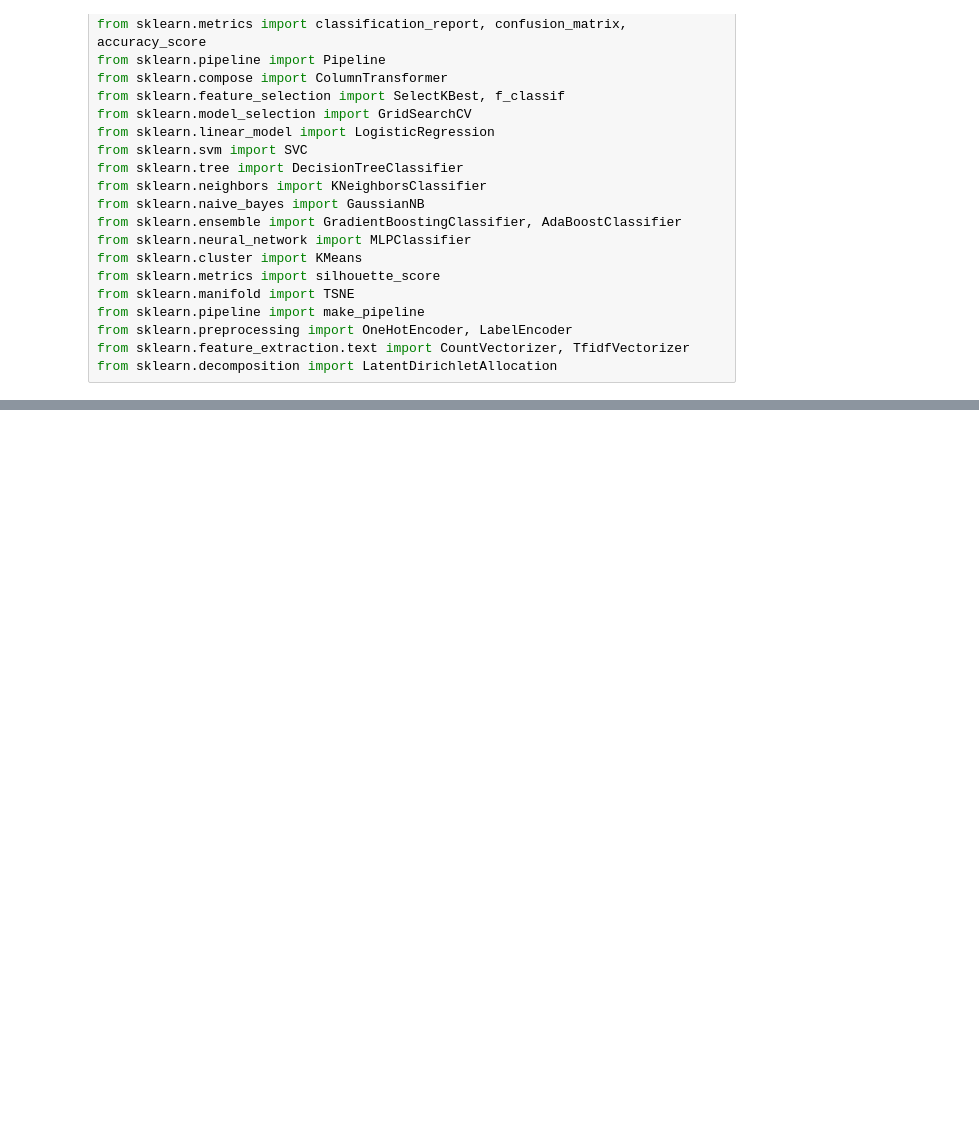
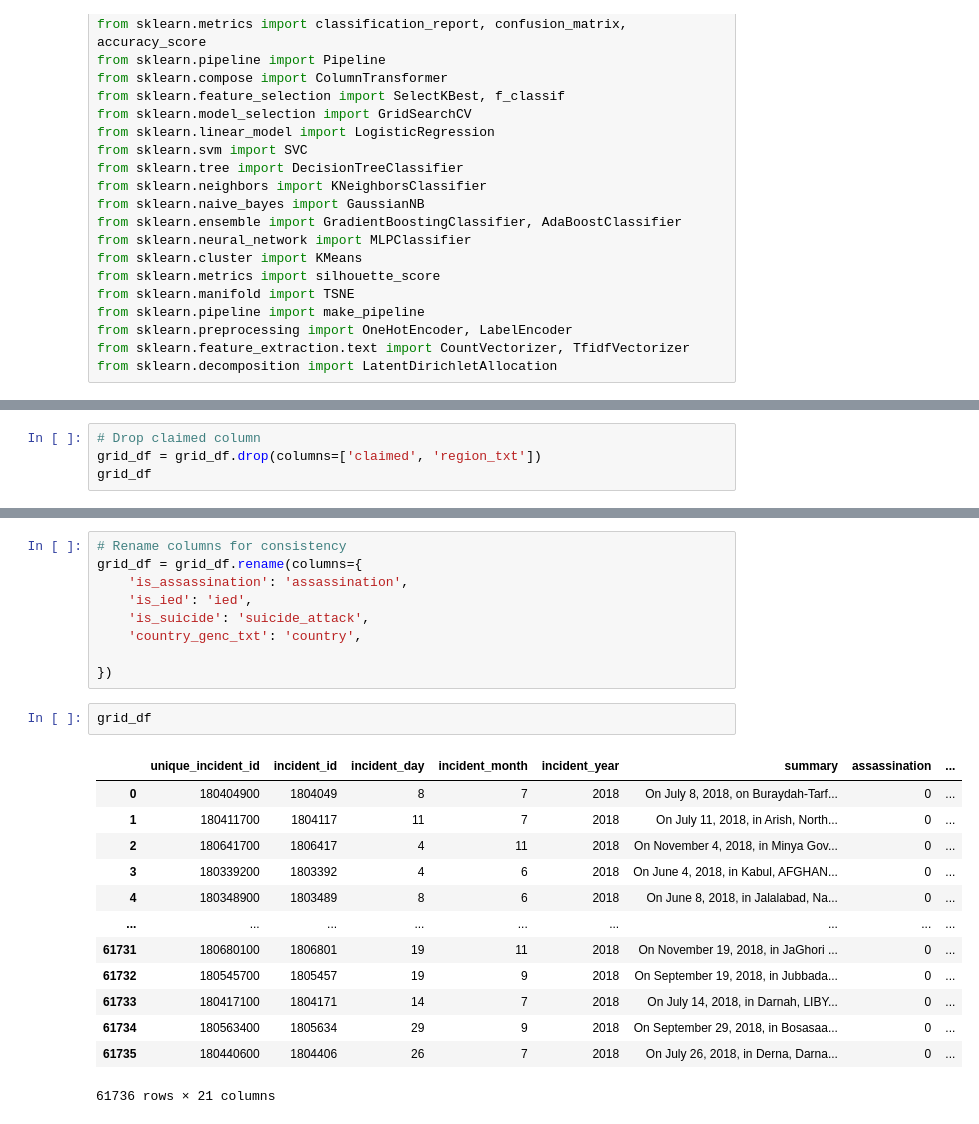
Before and after one commit to SolarOctane/galvanize_ddi_final_project, a Jupyter notebook: notebooks/ddi_final_project.ipynb, the cells around one changed output, grey strips where cells are left out. Drawn from its saved outputs; the diff is of its cells as text; blank space fills up the shorter version.

```diff
--- a/notebooks/ddi_final_project.ipynb
+++ b/notebooks/ddi_final_project.ipynb
@@ -33,0 +74,4 @@ FileNotFoundError: [Errno 2] No such file or directory: 'GRID_INCIDENTS.csv'
+# %%
+# Drop claimed column
+grid_df = grid_df.drop(columns=['claimed', 'region_txt'])
+grid_df
@@ -33,0 +92,25 @@ FileNotFoundError: [Errno 2] No such file or directory: 'GRID_INCIDENTS.csv'
+# %%
+# Rename columns for consistency
+grid_df = grid_df.rename(columns={
+    'is_assassination': 'assassination',
+    'is_ied': 'ied',
+    'is_suicide': 'suicide_attack',
+    'country_genc_txt': 'country',
+
+})
+# %%
+grid_df
+# %% [output]
+|  | unique_incident_id | incident_id | incident_day | incident_month | incident_year | summary | assassination | ... |
+| 0 | 180404900 | 1804049 | 8 | 7 | 2018 | On July 8, 2018, on Buraydah-Tarf... | 0 | ... |
+| 1 | 180411700 | 1804117 | 11 | 7 | 2018 | On July 11, 2018, in Arish, North... | 0 | ... |
+| 2 | 180641700 | 1806417 | 4 | 11 | 2018 | On November 4, 2018, in Minya Gov... | 0 | ... |
+| 3 | 180339200 | 1803392 | 4 | 6 | 2018 | On June 4, 2018, in Kabul, AFGHAN... | 0 | ... |
+| 4 | 180348900 | 1803489 | 8 | 6 | 2018 | On June 8, 2018, in Jalalabad, Na... | 0 | ... |
+| ... | ... | ... | ... | ... | ... | ... | ... | ... |
+| 61731 | 180680100 | 1806801 | 19 | 11 | 2018 | On November 19, 2018, in JaGhori ... | 0 | ... |
+| 61732 | 180545700 | 1805457 | 19 | 9 | 2018 | On September 19, 2018, in Jubbada... | 0 | ... |
+| 61733 | 180417100 | 1804171 | 14 | 7 | 2018 | On July 14, 2018, in Darnah, LIBY... | 0 | ... |
+| 61734 | 180563400 | 1805634 | 29 | 9 | 2018 | On September 29, 2018, in Bosasaa... | 0 | ... |
+| 61735 | 180440600 | 1804406 | 26 | 7 | 2018 | On July 26, 2018, in Derna, Darna... | 0 | ... |
+61736 rows × 21 columns
```
Also changed, not shown: parts of 5 cells of this notebook, 1 other file.
